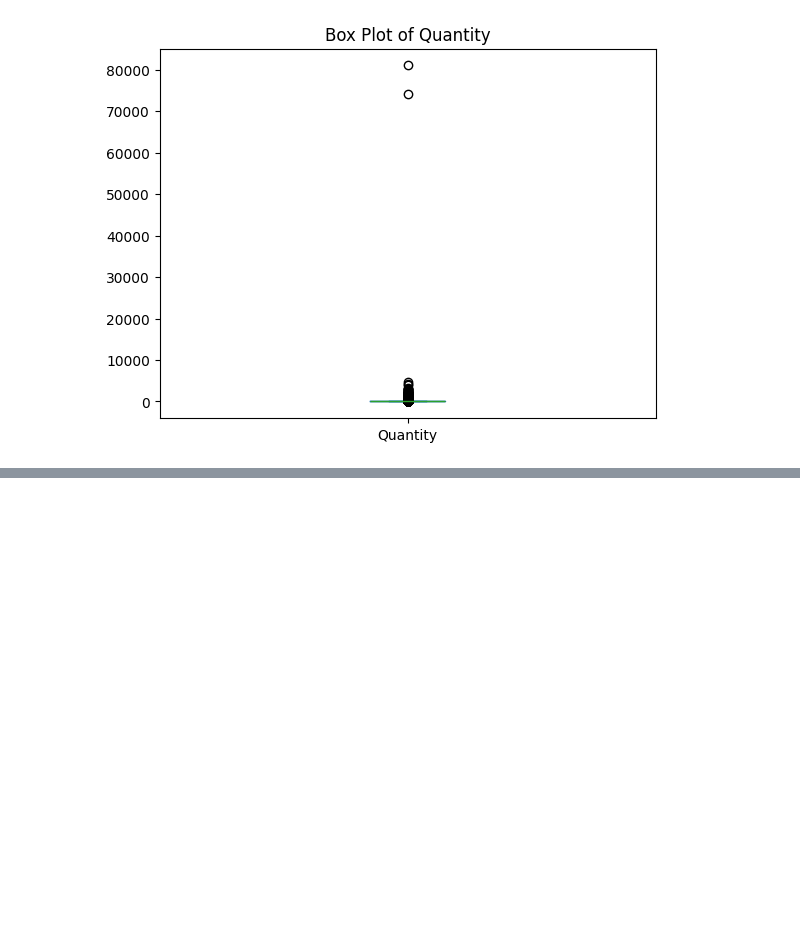
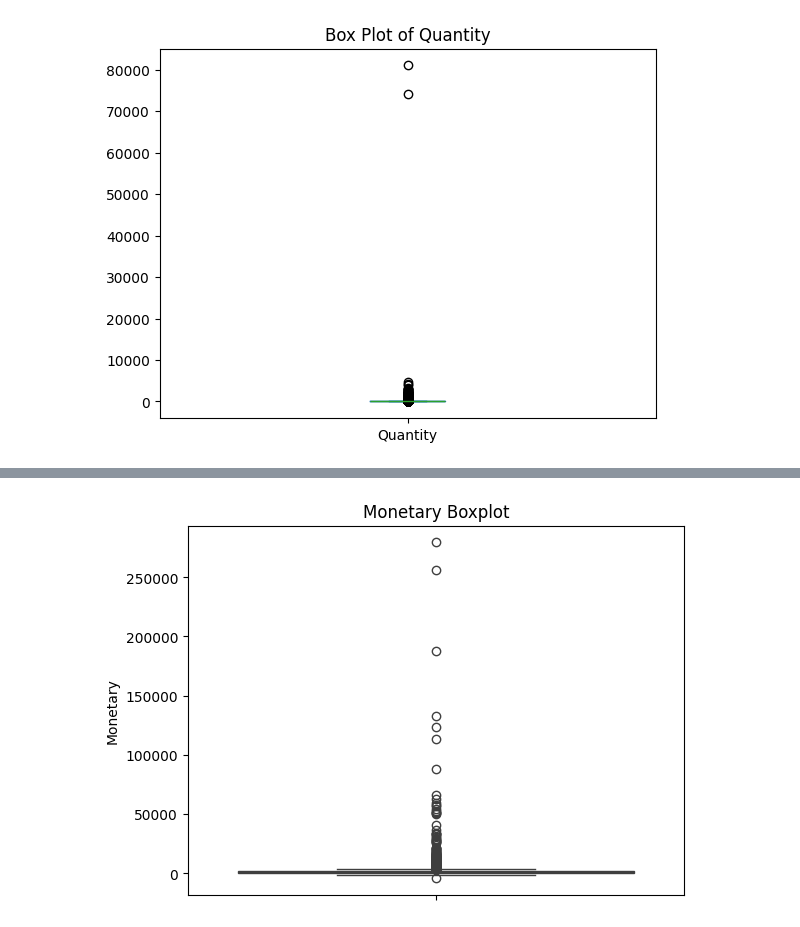
Before and after one commit to Break-Through-Tech/witOmni-1A-ai-powered-customer-intelligence-for-smarter-marketing, a Jupyter notebook: notebooks/witOmni_1A.ipynb, the cells around one changed output, grey strips where cells are left out. Saved outputs shown, nothing was run; the diff lists cells and outputs as text; code cells hidden in the pictures; blank space fills up the shorter version.

```diff
--- a/notebooks/witOmni_1A.ipynb
+++ b/notebooks/witOmni_1A.ipynb
@@ -522,0 +551,6 @@ df['Quantity'].plot(kind='box', title='Box Plot of Quantity')
+# %%
+sns.boxplot(y=rfm['Monetary'])
+plt.title('Monetary Boxplot')
+plt.show()
+# %% [output]
+[figure, added]
```
Also changed, not shown: parts of 15 cells of this notebook.
